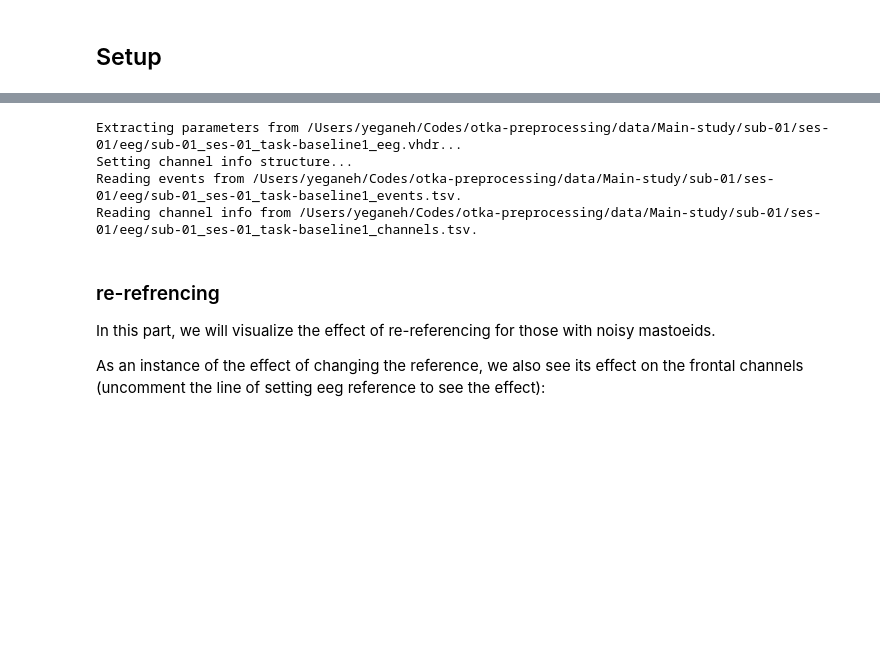
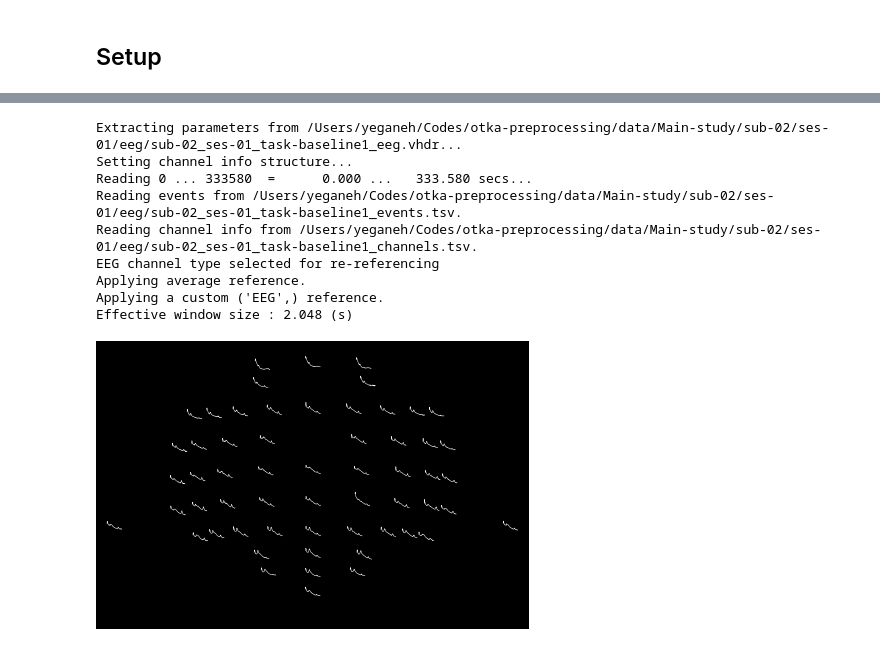
Before and after one commit to sycomix/SuggNet, a Jupyter notebook: otka/preprocessing.ipynb, the cells around one changed output, grey strips where cells are left out. Drawn from its saved outputs; the diff is of its cells as text; code cells hidden in the pictures; blank space fills up the shorter version.

```diff
--- a/otka/preprocessing.ipynb
+++ b/otka/preprocessing.ipynb
@@ -26,19 +34,26 @@ from pathlib import Path
 # %%
-subject='01'
+subject='02'
 session = '01'
 task = 'baseline1'
 bids_root = '/Users/yeganeh/Codes/otka-preprocessing/data/Main-study'
 bids_path = mne_bids.BIDSPath(subject=subject, session=session, task=task, root=bids_root)
 
-raw = mne_bids.read_raw_bids(bids_path, verbose=False)
+raw = mne_bids.read_raw_bids(bids_path, extra_params={'preload':True}, verbose=False)
+# raw.add_reference_channels(ref_channels = 'FCz') # is it for adding the reference channel to the data?
+raw.set_eeg_reference(ref_channels=['M1','M2'])
+
+pos = mne.channels.make_standard_montage('standard_1020')
+raw.set_montage(pos)
+raw. plot_psd_topo(fmin=0, fmax=40)
+plt.show()
 # %% [output]
-Extracting parameters from /Users/yeganeh/Codes/otka-preprocessing/data/Main-study/sub-01/ses-01/eeg/sub-01_ses-01_task-baseline1_eeg.vhdr...
+Extracting parameters from /Users/yeganeh/Codes/otka-preprocessing/data/Main-study/sub-02/ses-01/eeg/sub-02_ses-01_task-baseline1_eeg.vhdr...
 Setting channel info structure...
-Reading events from /Users/yeganeh/Codes/otka-preprocessing/data/Main-study/sub-01/ses-01/eeg/sub-01_ses-01_task-baseline1_events.tsv.
-Reading channel info from /Users/yeganeh/Codes/otka-preprocessing/data/Main-study/sub-01/ses-01/eeg/sub-01_ses-01_task-baseline1_channels.tsv.
+Reading 0 ... 333580  =      0.000 ...   333.580 secs...
+Reading events from /Users/yeganeh/Codes/otka-preprocessing/data/Main-study/sub-02/ses-01/eeg/sub-02_ses-01_task-baseline1_events.tsv.
+Reading channel info from /Users/yeganeh/Codes/otka-preprocessing/data/Main-study/sub-02/ses-01/eeg/sub-02_ses-01_task-baseline1_channels.tsv.
+EEG channel type selected for re-referencing
+Applying average reference.
+Applying a custom ('EEG',) reference.
+Effective window size : 2.048 (s)
+[figure, added]
-# %% [markdown]
-### re-refrencing
-In this part, we will visualize the effect of re-referencing for those with noisy mastoeids.
-
-
-As an instance of the effect of changing the reference, we also see its effect on the frontal channels (uncomment the line of setting eeg reference to see the effect):
```
Also changed, not shown: parts of 23 cells of this notebook, 1 other file.
